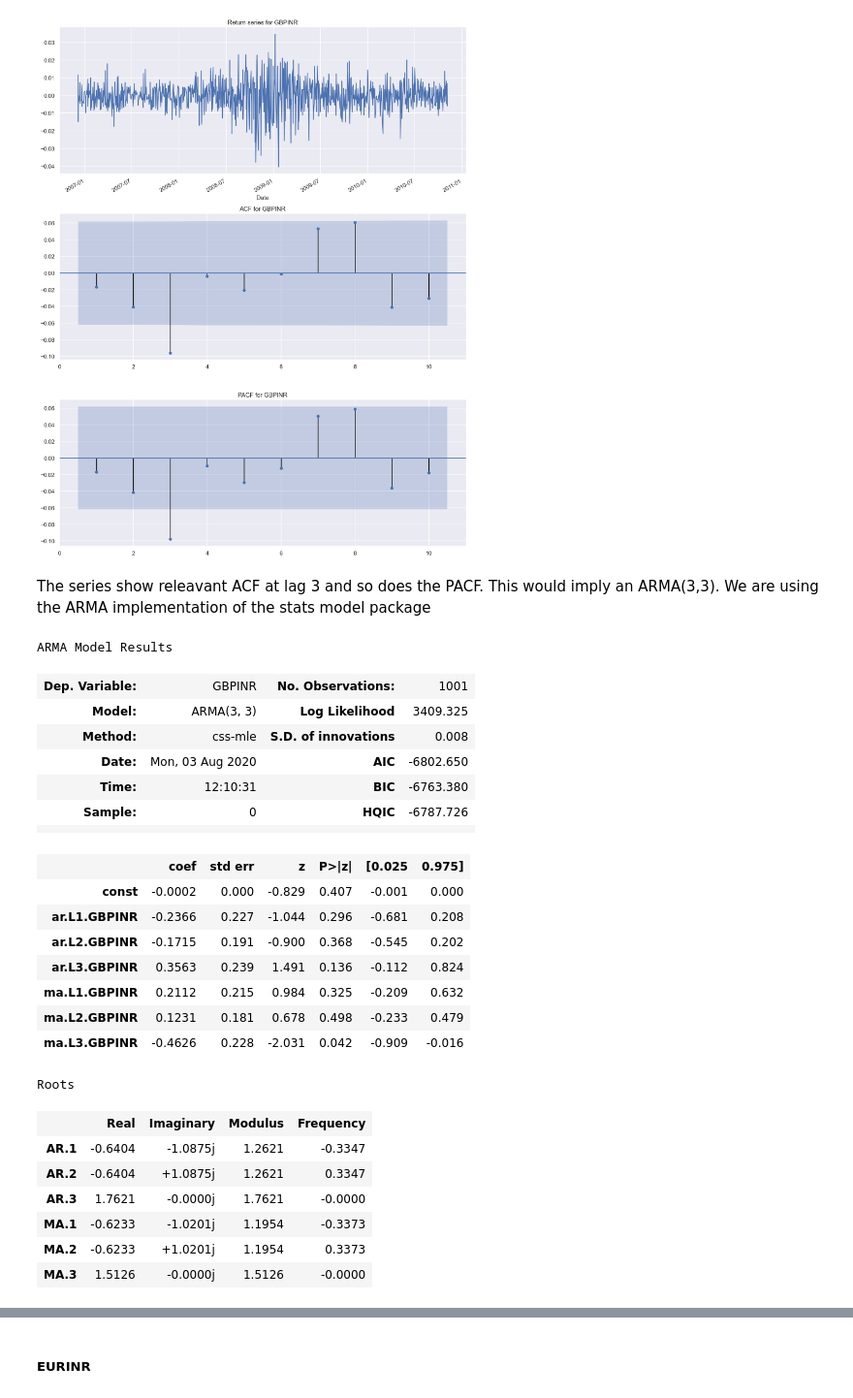
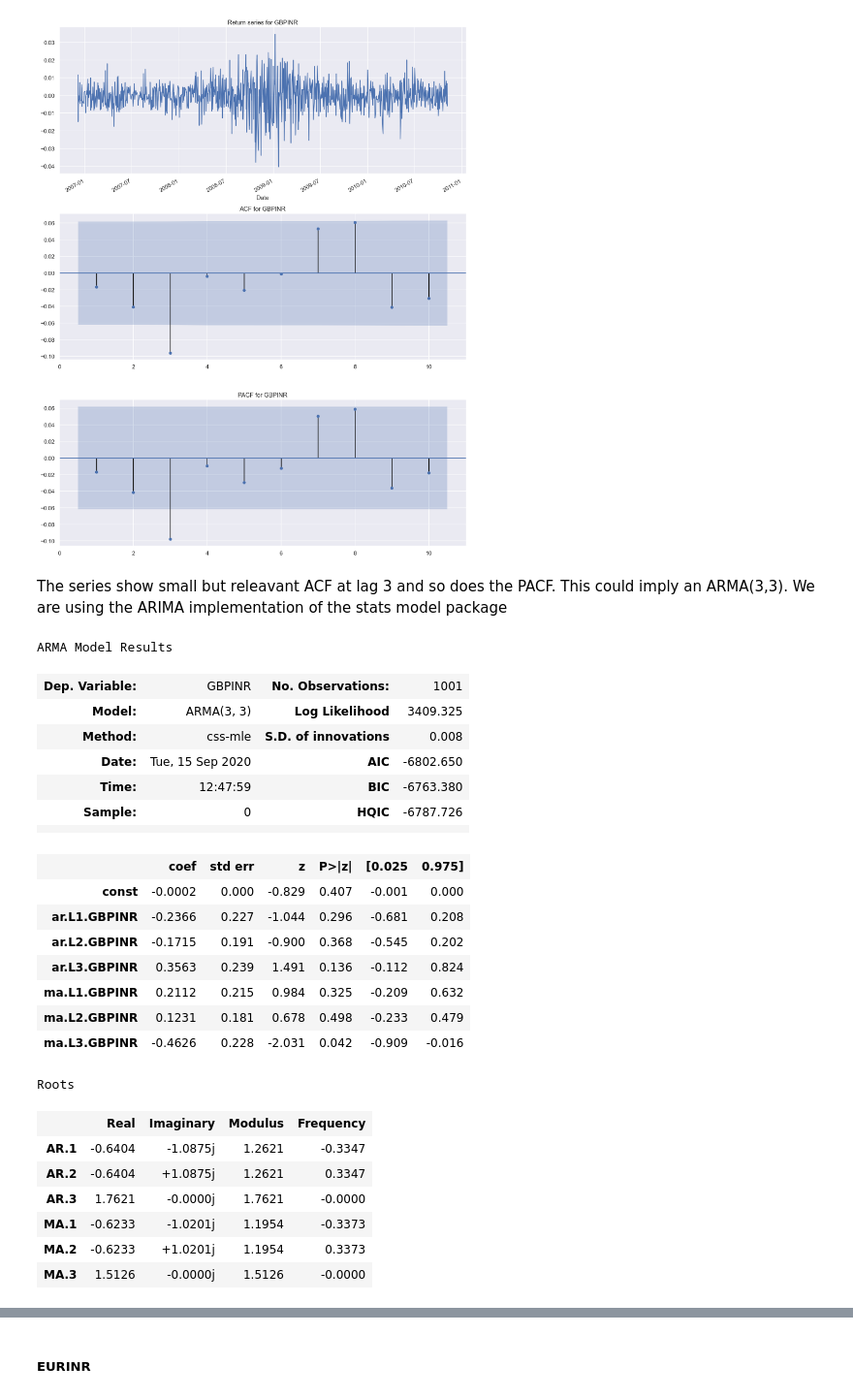
Before and after one commit to NehrenD/algo_trading_and_quant_strategies, a Jupyter notebook: exercises/chapter2_solutions.ipynb, the cells around one changed output, grey strips where cells are left out. Shown at 97% size. Saved outputs shown, nothing was run; the diff lists cells and outputs as text; code cells hidden in the pictures.

```diff
--- a/exercises/chapter2_solutions.ipynb
+++ b/exercises/chapter2_solutions.ipynb
@@ -230,17 +230,17 @@ plt.show()
 # %% [output]
 [figure]
 # %% [markdown]
-The series show releavant ACF at lag 3 and so does the PACF. This would imply an ARMA(3,3). We are using the ARMA implementation of the stats model package
+The series show small but releavant ACF at lag 3 and so does the PACF. This could imply an ARMA(3,3). We are using the ARIMA implementation of the stats model package
 # %%
-results = ARMA(fx_returns.GBPINR,(3,3)).fit()
+results = ARIMA(fx_returns.GBPINR,(3,0,3)).fit()
 results.summary()
 # %% [output]
 ARMA Model Results
 | Dep. Variable: | GBPINR | No. Observations: | 1001 |
 | Model: | ARMA(3, 3) | Log Likelihood | 3409.325 |
 | Method: | css-mle | S.D. of innovations | 0.008 |
-| Date: | Mon, 03 Aug 2020 | AIC | -6802.650 |
-| Time: | 12:10:31 | BIC | -6763.380 |
+| Date: | Tue, 15 Sep 2020 | AIC | -6802.650 |
+| Time: | 12:47:59 | BIC | -6763.380 |
 | Sample: | 0 | HQIC | -6787.726 |
 |  |  |  |  |
 |  | coef | std err | z | P>|z| | [0.025 | 0.975] |
```
Also changed, not shown: parts of 38 cells of this notebook, 2 other files.
